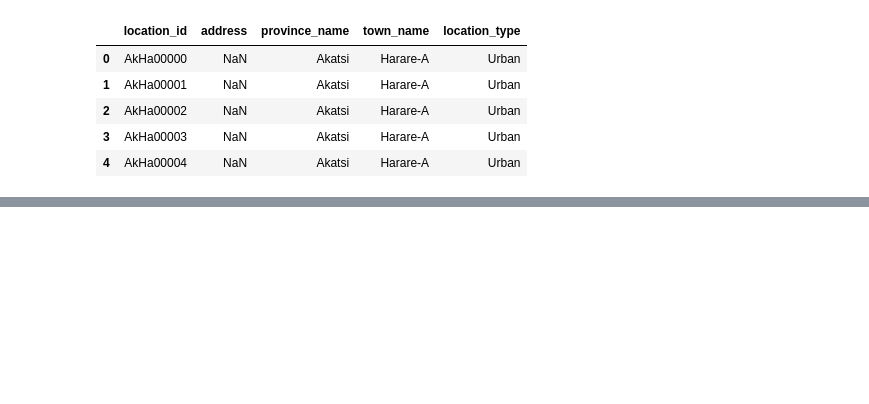
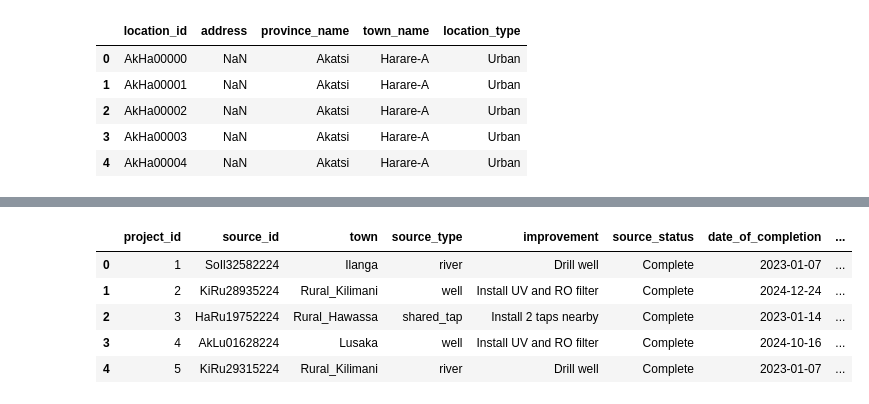
Before and after one commit to Jagunmolu/pandas_data_cleaning, a Jupyter notebook: alx_project_four/part_4.ipynb, the cells around one changed output, grey strips where cells are left out. Saved outputs shown, nothing was run; the diff lists cells and outputs as text; code cells hidden in the pictures; blank space fills up the shorter version.

```diff
--- a/alx_project_four/part_4.ipynb
+++ b/alx_project_four/part_4.ipynb
@@ -140,0 +168,3 @@ water_source_related_crime.head()
+# %%
+new_project = project_progress.merge(infrastructure_cost, how="left")
+new_project.head()
@@ -140,0 +218,12 @@ water_source_related_crime.head()
+# %%
+# new_project["real_cost"] = new_project["town"].apply(lambda x: new_project["cost"] if "Rural" in x else new_project["unit_cost_USD"], axis=1)
+# new_project["real_cost"] = np.where(new_project["town"].str().contains()"Rural", new_project["cost"], new_project["unit_cost_USD"])
+new_project["budgeted_cost"] = new_project.apply(lambda row: row["unit_cost_USD"] * 1.5 if "Rural" in row["town"] else row["unit_cost_USD"], axis=1)
+new_project.head()
+# %% [output]
+|  | project_id | source_id | town | source_type | improvement | source_status | date_of_completion | ... |
+| 0 | 1 | SoIl32582224 | Ilanga | river | Drill well | Complete | 2023-01-07 | ... |
+| 1 | 2 | KiRu28935224 | Rural_Kilimani | well | Install UV and RO filter | Complete | 2024-12-24 | ... |
+| 2 | 3 | HaRu19752224 | Rural_Hawassa | shared_tap | Install 2 taps nearby | Complete | 2023-01-14 | ... |
+| 3 | 4 | AkLu01628224 | Lusaka | well | Install UV and RO filter | Complete | 2024-10-16 | ... |
+| 4 | 5 | KiRu29315224 | Rural_Kilimani | river | Drill well | Complete | 2023-01-07 | ... |
```
Also changed, not shown: parts of 34 cells of this notebook, 7 other files.
